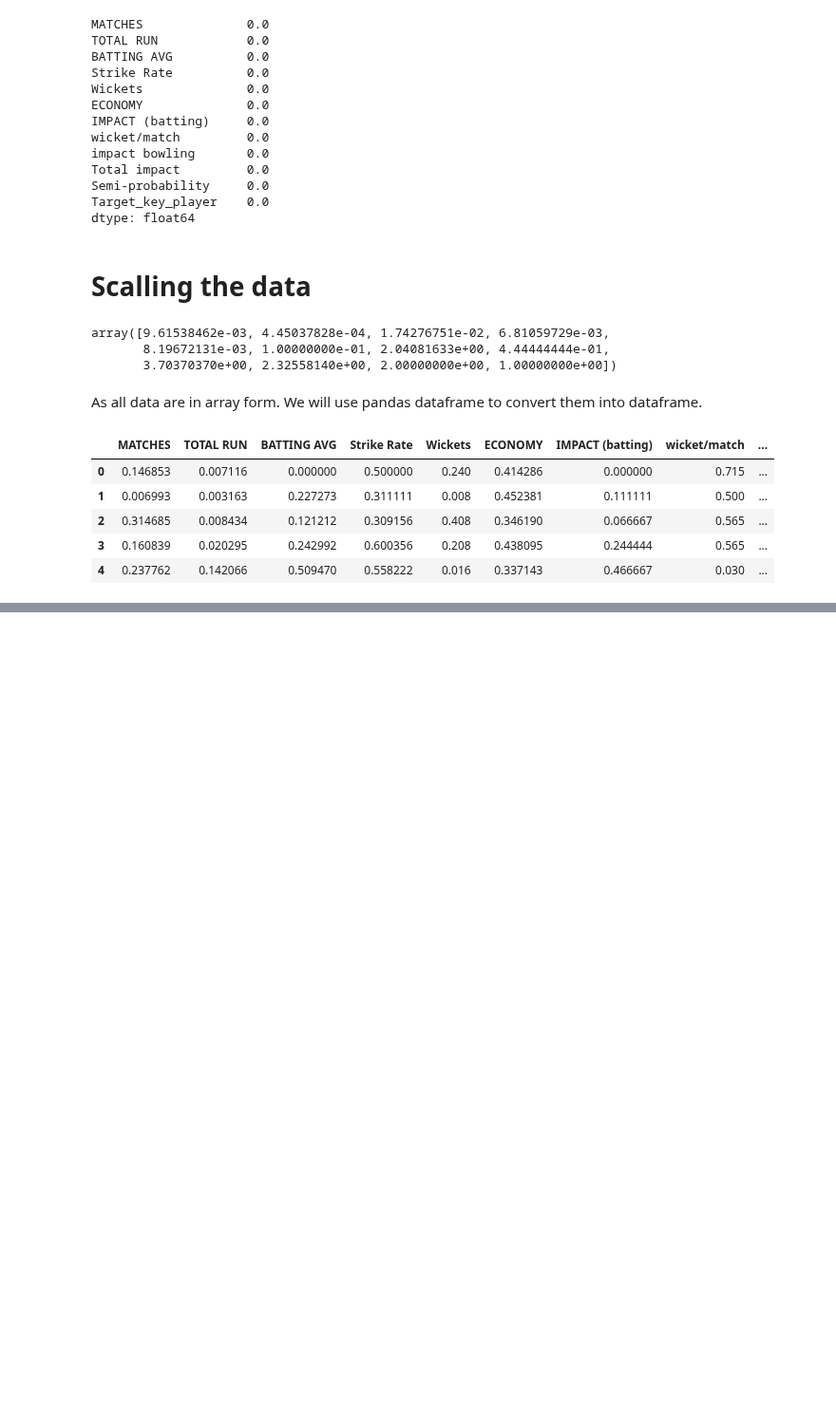
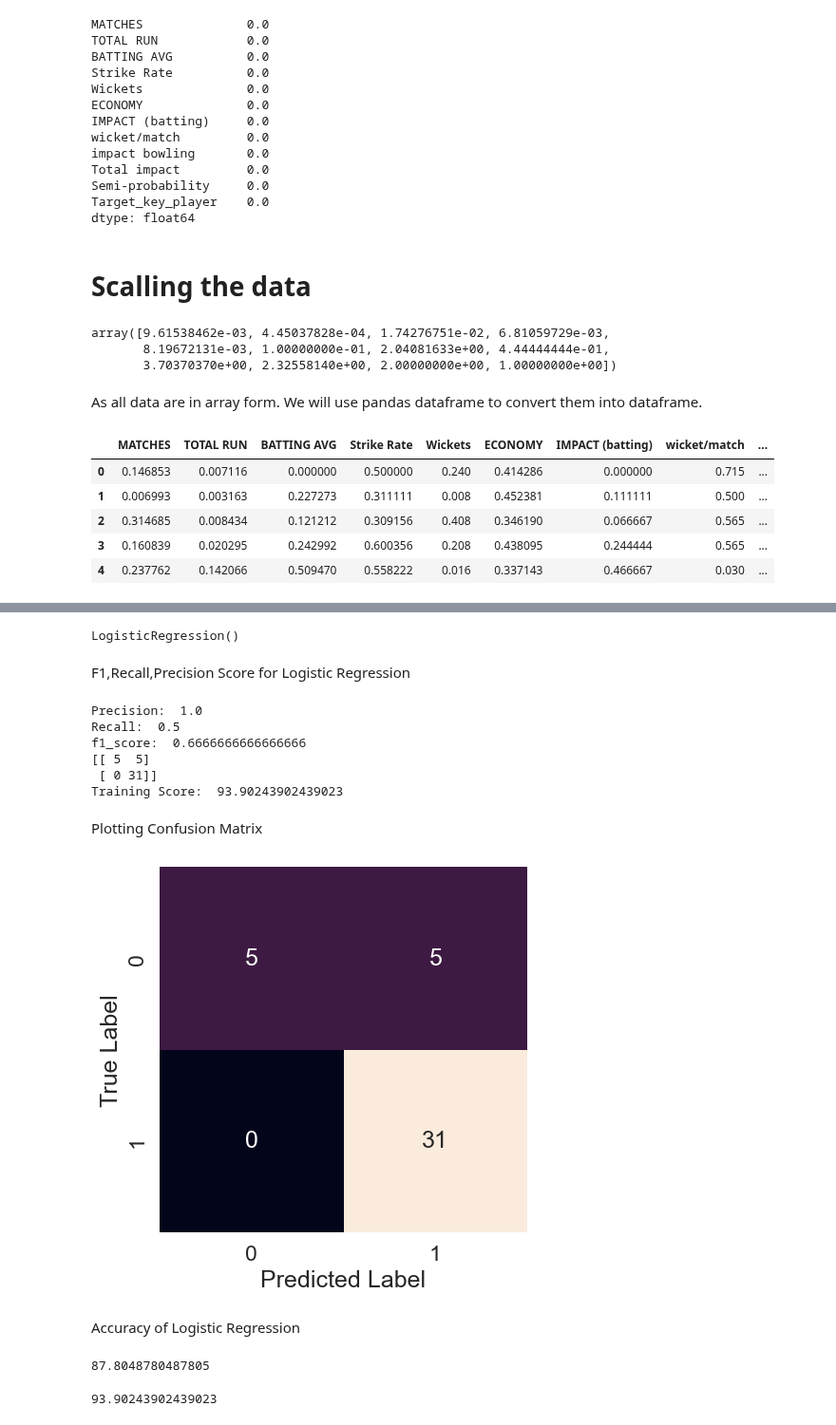
Before and after one commit to n8fury/MVP_Predictor-T20_Mens_Worldcup_2022, a Jupyter notebook: Notebooks/models.ipynb, the cells around one changed output, grey strips where cells are left out. Shown at 95% size. Drawn from its saved outputs; the diff is of its cells as text; code cells hidden in the pictures; blank space fills up the shorter version.

Commit message:
applied logistic regression

```diff
--- a/Notebooks/models.ipynb
+++ b/Notebooks/models.ipynb
@@ -218,0 +221,60 @@ x_train_scaled.head()
+# %%
+from sklearn.linear_model import LogisticRegression
+
+reg = LogisticRegression()
+reg.fit(x_train_scaled,y_train)
+# %% [output]
+LogisticRegression()
+# %%
+y_pred_lr=reg.predict(x_test_scaled)
+# %% [markdown]
+F1,Recall,Precision Score for Logistic Regression
+# %%
+from sklearn.metrics import precision_score, recall_score, f1_score, accuracy_score, confusion_matrix, r2_score
+
+print('Precision: ', precision_score(y_test, y_pred_lr))
+print('Recall: ', recall_score(y_test, y_pred_lr))
+print('f1_score: ', f1_score(y_test, y_pred_lr))
+print(confusion_matrix(y_test, y_pred_lr, labels=(1, 0)))
+print("Training Score: ", reg.score(x_train_scaled, y_train)*100)
+# %% [output]
+Precision:  1.0
+Recall:  0.5
+f1_score:  0.6666666666666666
+[[ 5  5]
+ [ 0 31]]
+Training Score:  93.90243902439023
+# %% [markdown]
+Plotting Confusion Matrix
+# %%
+import seaborn as sns
+sns.set(font_scale=1.5)
+
+
+def conf_matrix(y_true, y_preds):
+    fig, ax = plt.subplots(figsize=(5, 5))
+    ax = sns.heatmap(
+        confusion_matrix(y_true, y_preds, labels=(1, 0)),
+        annot=True,
+        cbar=False,
+        fmt='g'
+    )
+    plt.xlabel('Predicted Label')
+    plt.ylabel('True Label')
+# %%
+conf_matrix(y_test,y_pred_lr)
+# %% [output]
+[figure, added]
+# %% [markdown]
+Accuracy of Logistic Regression
+# %%
+reg_acc = accuracy_score(y_test, y_pred_lr)*100
+reg_acc
+# %% [output]
+87.8048780487805
+# %%
+y_predtrain_lr = reg.predict(x_train_scaled)
+reg_train_acc = accuracy_score(y_train, y_predtrain_lr)*100
+reg_train_acc
+# %% [output]
+93.90243902439023
```
Also changed, not shown: parts of 2 cells of this notebook.
